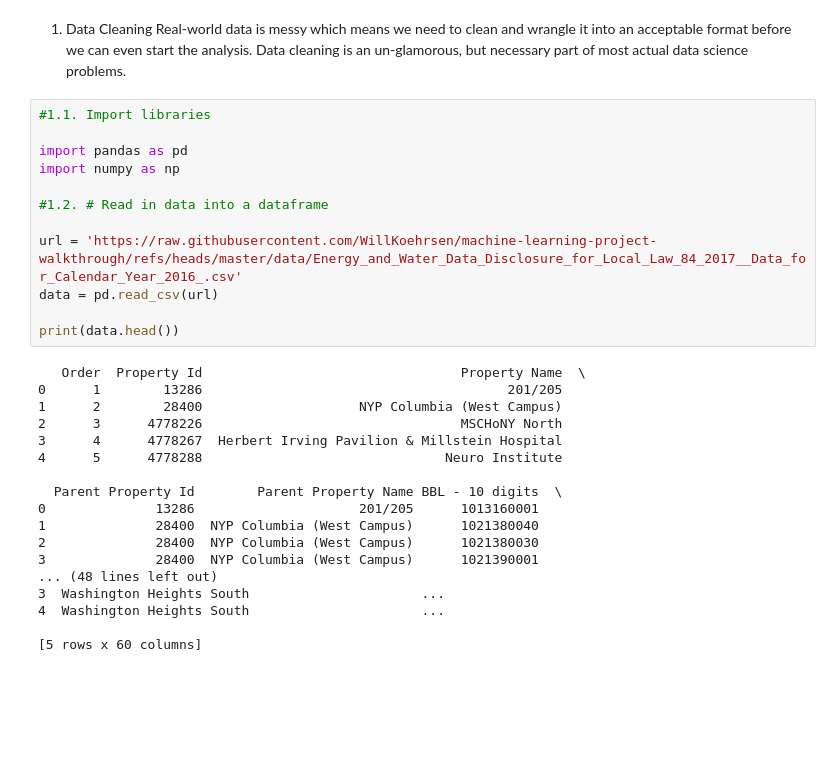
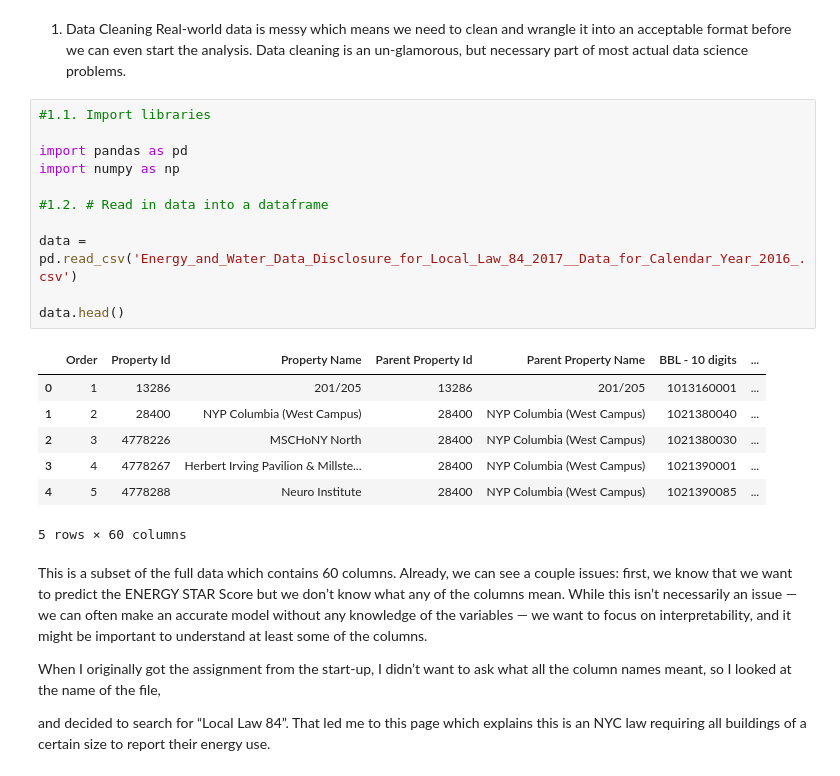
Before and after one commit to piaseckazaneta/CV, a Jupyter notebook: theEnergyStarScore_project_part_one.ipynb, the cells around one changed output. Cells and saved outputs as stored; diff of their text form; blank space fills up the shorter version.

```diff
--- a/theEnergyStarScore_project_part_one.ipynb
+++ b/theEnergyStarScore_project_part_one.ipynb
@@ -15,30 +15,26 @@ Real-world data is messy which means we need to clean and wrangle it into an acc
 # %%
 #1.1. Import libraries
 
 import pandas as pd
 import numpy as np
 
 #1.2. # Read in data into a dataframe
 
-url = 'https://raw.githubusercontent.com/WillKoehrsen/machine-learning-project-walkthrough/refs/heads/master/data/Energy_and_Water_Data_Disclosure_for_Local_Law_84_2017__Data_for_Calendar_Year_2016_.csv'
-data = pd.read_csv(url)
+data = pd.read_csv('Energy_and_Water_Data_Disclosure_for_Local_Law_84_2017__Data_for_Calendar_Year_2016_.csv')
 
-print(data.head())
+data.head()
 # %% [output]
+|  | Order | Property Id | Property Name | Parent Property Id | Parent Property Name | BBL - 10 digits | ... |
+| 0 | 1 | 13286 | 201/205 | 13286 | 201/205 | 1013160001 | ... |
+| 1 | 2 | 28400 | NYP Columbia (West Campus) | 28400 | NYP Columbia (West Campus) | 1021380040 | ... |
+| 2 | 3 | 4778226 | MSCHoNY North | 28400 | NYP Columbia (West Campus) | 1021380030 | ... |
+| 3 | 4 | 4778267 | Herbert Irving Pavilion & Millste... | 28400 | NYP Columbia (West Campus) | 1021390001 | ... |
+| 4 | 5 | 4778288 | Neuro Institute | 28400 | NYP Columbia (West Campus) | 1021390085 | ... |
-   Order  Property Id                                 Property Name  \
-0      1        13286                                       201/205
-1      2        28400                    NYP Columbia (West Campus)
-2      3      4778226                                 MSCHoNY North
-3      4      4778267  Herbert Irving Pavilion & Millstein Hospital
-4      5      4778288                               Neuro Institute
-
-  Parent Property Id        Parent Property Name BBL - 10 digits  \
-0              13286                     201/205      1013160001
-1              28400  NYP Columbia (West Campus)      1021380040
-2              28400  NYP Columbia (West Campus)      1021380030
-3              28400  NYP Columbia (West Campus)      1021390001
-... (48 lines left out)
-3  Washington Heights South                      ...
-4  Washington Heights South                      ...
-
-[5 rows x 60 columns]
+5 rows × 60 columns
+# %% [markdown]
+This is a subset of the full data which contains 60 columns. Already, we can see a couple issues: first, we know that we want to predict the ENERGY STAR Score but we don’t know what any of the columns mean. While this isn’t necessarily an issue — we can often make an accurate model without any knowledge of the variables — we want to focus on interpretability, and it might be important to understand at least some of the columns.
+
+When I originally got the assignment from the start-up, I didn’t want to ask what all the column names meant, so I looked at the name of the file,
+
+
+and decided to search for “Local Law 84”. That led me to this page which explains this is an NYC law requiring all buildings of a certain size to report their energy use.
```
Also changed, not shown: parts of 8 cells of this notebook.
